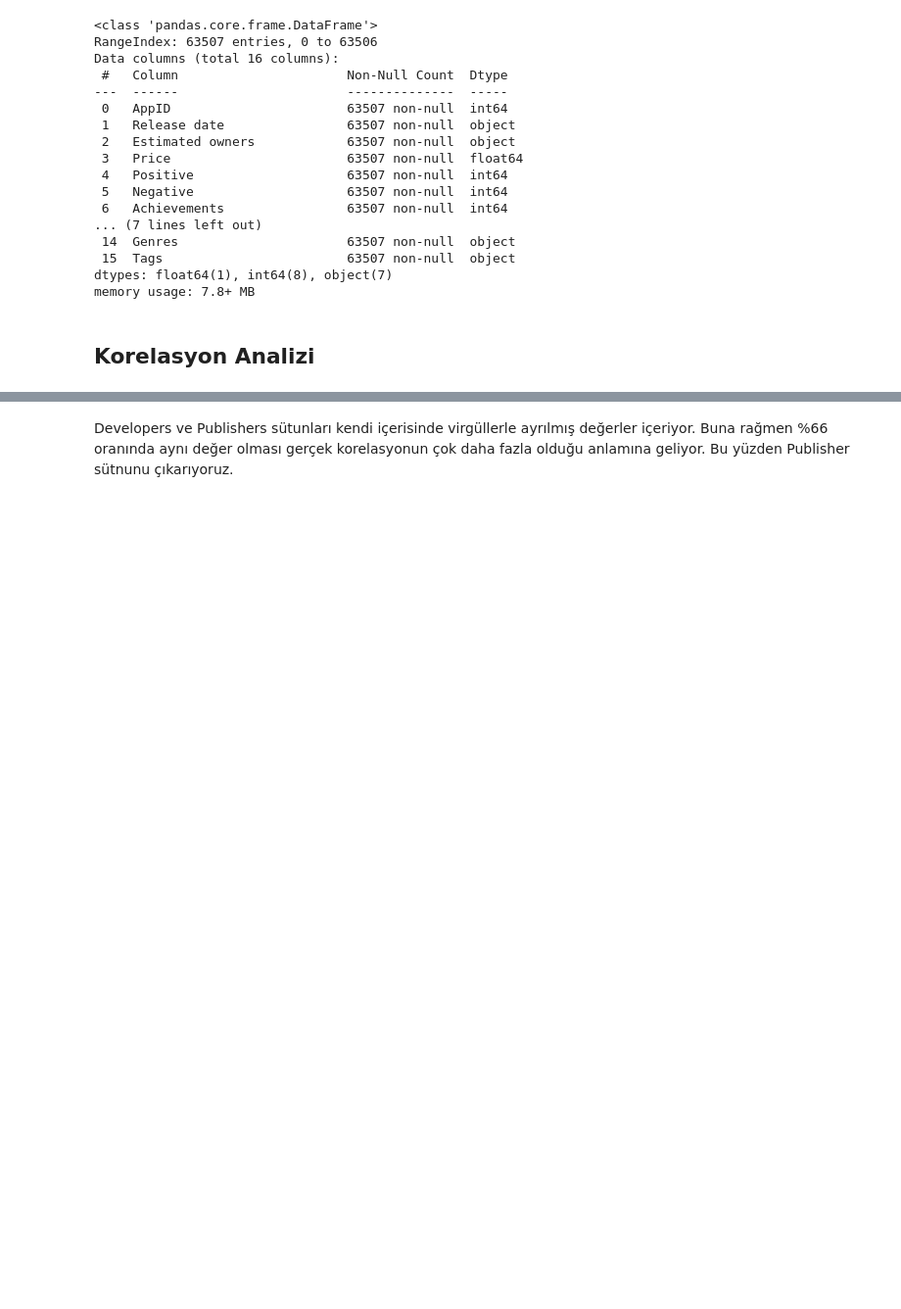
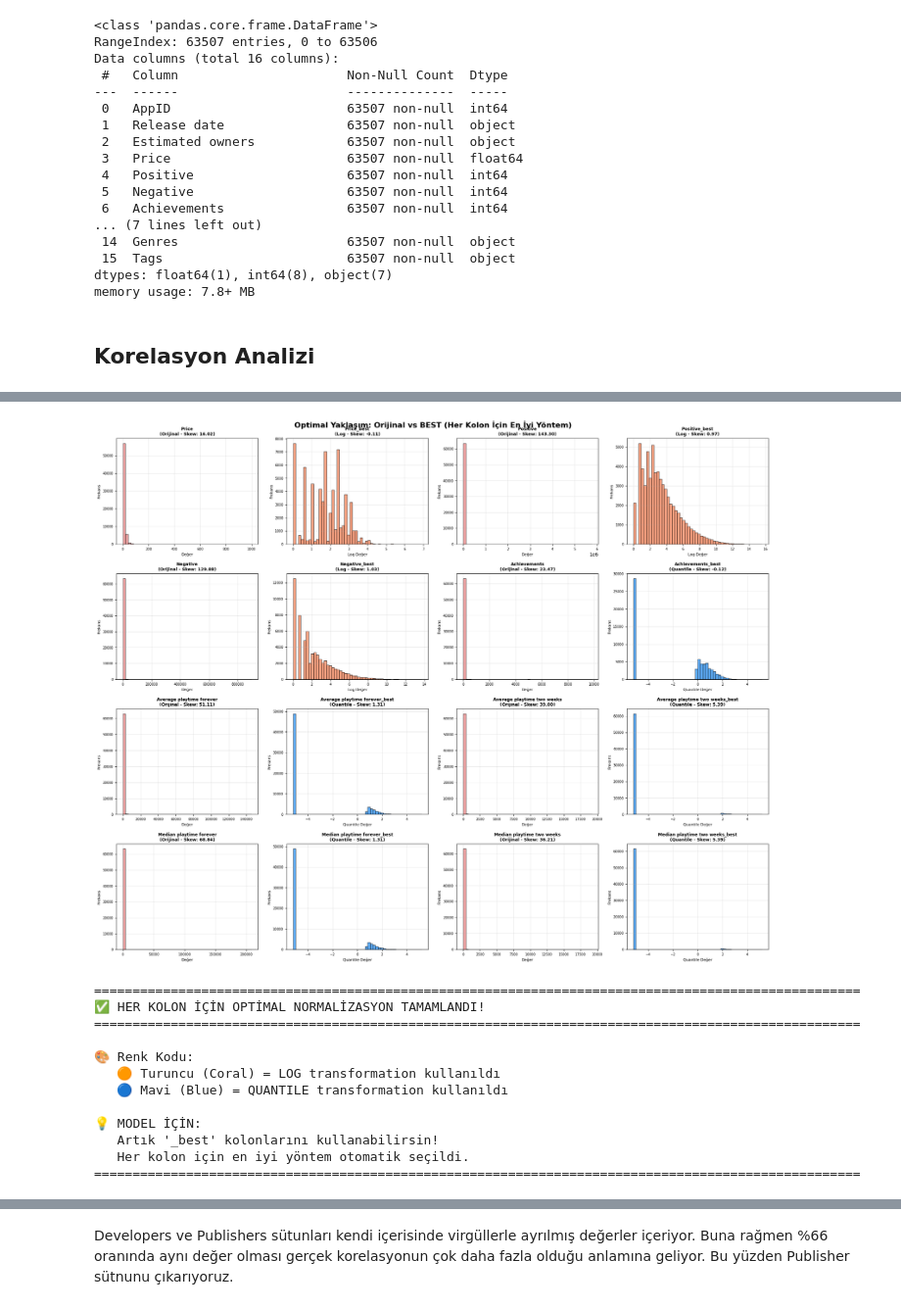
Before and after one commit to TraiNox/TraiNox, a Jupyter notebook: 02_EDA.ipynb, the cells around one changed output, grey strips where cells are left out. Shown: that part at 98% size. Saved outputs shown, nothing was run; the diff lists cells and outputs as text; code cells hidden in the pictures; blank space fills up the shorter version.

```diff
--- a/02_EDA.ipynb
+++ b/02_EDA.ipynb
@@ -28,0 +410,57 @@ memory usage: 7.8+ MB
+# %%
+# Orijinal vs Best karşılaştırma görselleştirmesi
+fig, axes = plt.subplots(4, 4, figsize=(20, 16))
+axes = axes.flatten()
+
+for idx, col in enumerate(columns_to_optimize):
+    best_method = best_methods_used[col]['method']
+
+    # Sol: Orijinal
+    ax1 = axes[idx * 2]
+    ax1.hist(df[col].dropna(), bins=50, color='lightcoral', alpha=0.7, edgecolor='black')
+    ax1.set_title(f'{col}\n(Orijinal - Skew: {df[col].skew():.2f})', fontsize=9, fontweight='bold')
+    ax1.set_xlabel('Değer', fontsize=8)
+    ax1.set_ylabel('Frekans', fontsize=8)
+    ax1.tick_params(labelsize=7)
+    ax1.grid(True, alpha=0.3)
+
+    # Sağ: BEST
+    ax2 = axes[idx * 2 + 1]
+    color = 'coral' if best_method == 'Log' else 'dodgerblue'  # Log=turuncu, Quantile=mavi
+    ax2.hist(df[f'{col}_best'].dropna(), bins=50, color=color, alpha=0.7, edgecolor='black')
+    ax2.set_title(f'{col}_best\n({best_method} - Skew: {df[f"{col}_best"].skew():.2f})',
+                  fontsize=9, fontweight='bold')
+    ax2.set_xlabel(f'{best_method} Değer', fontsize=8)
+    ax2.set_ylabel('Frekans', fontsize=8)
+    ax2.tick_params(labelsize=7)
+    ax2.grid(True, alpha=0.3)
+
+plt.tight_layout()
+plt.suptitle('Optimal Yaklaşım: Orijinal vs BEST (Her Kolon İçin En İyi Yöntem)',
+             fontsize=16, fontweight='bold', y=1.002)
+plt.show()
+
+print("\n" + "=" * 100)
+print("✅ HER KOLON İÇİN OPTİMAL NORMALİZASYON TAMAMLANDI!")
+print("=" * 100)
+print("\n🎨 Renk Kodu:")
+print("   🟠 Turuncu (Coral) = LOG transformation kullanıldı")
+print("   🔵 Mavi (Blue) = QUANTILE transformation kullanıldı")
+print("\n💡 MODEL İÇİN:")
+print("   Artık '_best' kolonlarını kullanabilirsin!")
+print("   Her kolon için en iyi yöntem otomatik seçildi.")
+print("=" * 100)
+# %% [output]
+[figure, added]
+====================================================================================================
+✅ HER KOLON İÇİN OPTİMAL NORMALİZASYON TAMAMLANDI!
+====================================================================================================
+
+🎨 Renk Kodu:
+   🟠 Turuncu (Coral) = LOG transformation kullanıldı
+   🔵 Mavi (Blue) = QUANTILE transformation kullanıldı
+
+💡 MODEL İÇİN:
+   Artık '_best' kolonlarını kullanabilirsin!
+   Her kolon için en iyi yöntem otomatik seçildi.
+====================================================================================================
```
Also changed, not shown: parts of 26 cells of this notebook.
